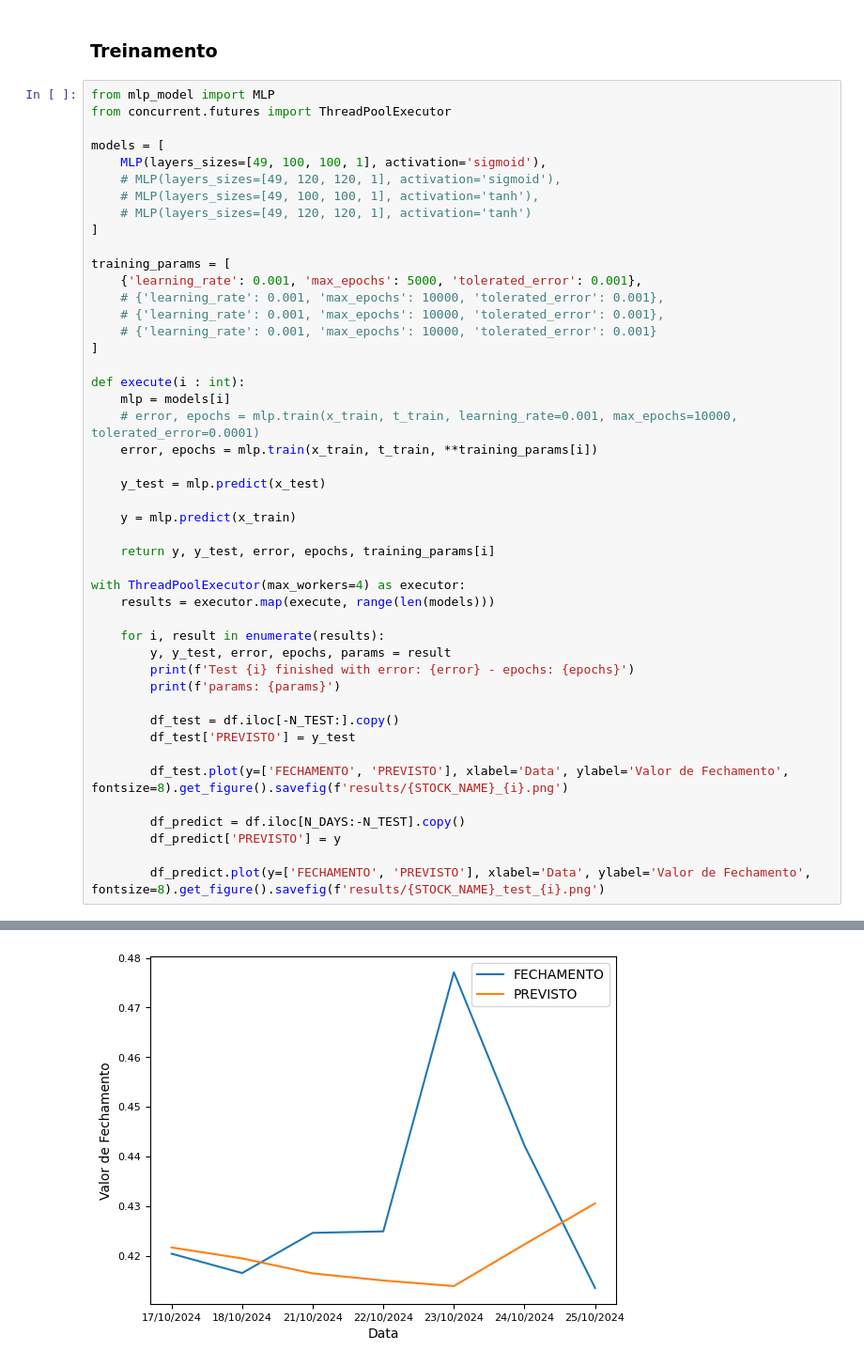
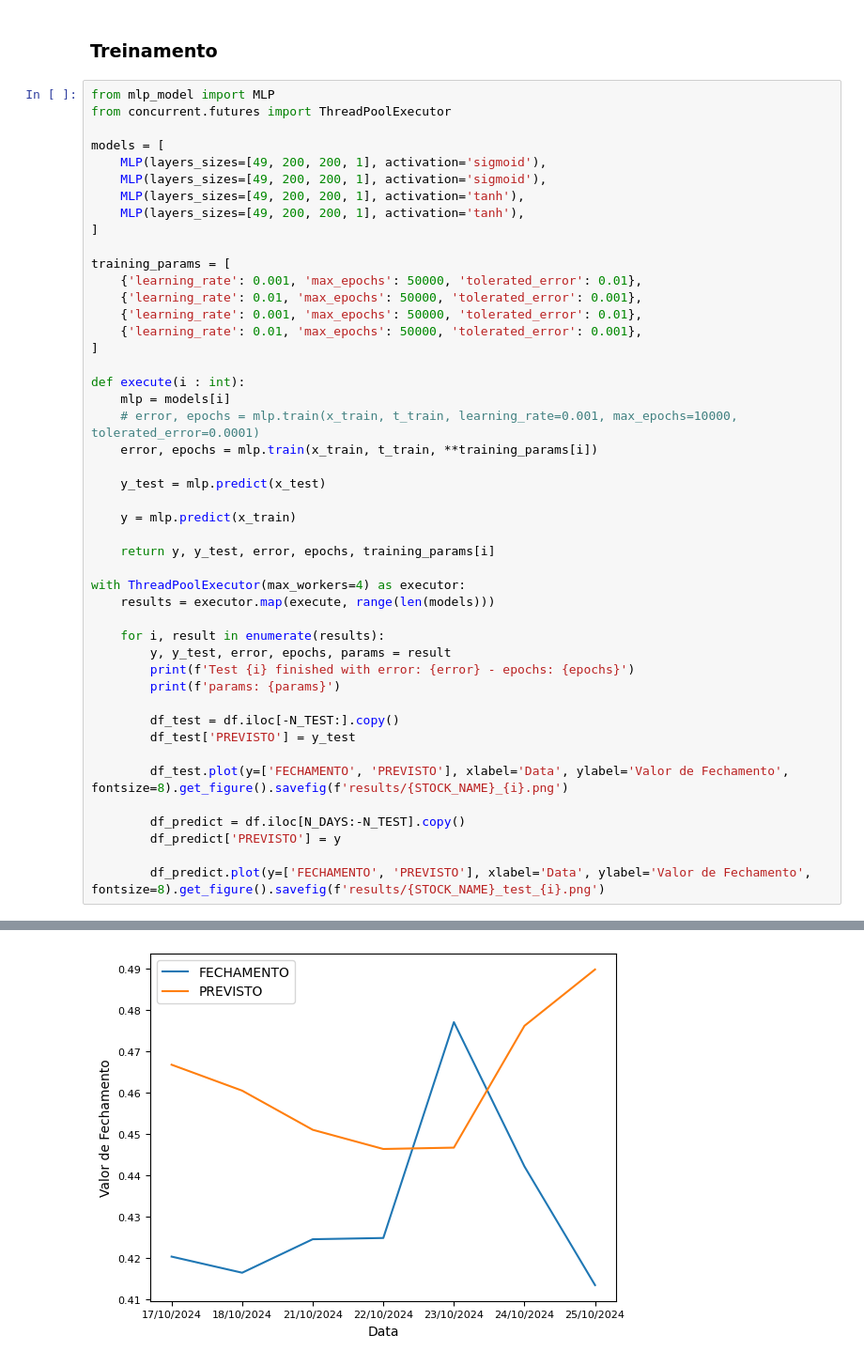
Before and after one commit to Diogo-NB/stock-exchange-mlp-predictions, a Jupyter notebook: stock_exchange_mlp_predictions.ipynb, the cells around one changed output, grey strips where cells are left out. Shown at 94% size. Saved outputs shown, nothing was run; the diff lists cells and outputs as text.

```diff
--- a/stock_exchange_mlp_predictions.ipynb
+++ b/stock_exchange_mlp_predictions.ipynb
@@ -56,17 +56,17 @@ from mlp_model import MLP
 from concurrent.futures import ThreadPoolExecutor
 
 models = [
-    MLP(layers_sizes=[49, 100, 100, 1], activation='sigmoid'),
-    # MLP(layers_sizes=[49, 120, 120, 1], activation='sigmoid'),
-    # MLP(layers_sizes=[49, 100, 100, 1], activation='tanh'),
-    # MLP(layers_sizes=[49, 120, 120, 1], activation='tanh')
+    MLP(layers_sizes=[49, 200, 200, 1], activation='sigmoid'),
+    MLP(layers_sizes=[49, 200, 200, 1], activation='sigmoid'),
+    MLP(layers_sizes=[49, 200, 200, 1], activation='tanh'),
+    MLP(layers_sizes=[49, 200, 200, 1], activation='tanh'),
 ]
 
 training_params = [
-    {'learning_rate': 0.001, 'max_epochs': 5000, 'tolerated_error': 0.001},
-    # {'learning_rate': 0.001, 'max_epochs': 10000, 'tolerated_error': 0.001},
-    # {'learning_rate': 0.001, 'max_epochs': 10000, 'tolerated_error': 0.001},
-    # {'learning_rate': 0.001, 'max_epochs': 10000, 'tolerated_error': 0.001}
+    {'learning_rate': 0.001, 'max_epochs': 50000, 'tolerated_error': 0.01},
+    {'learning_rate': 0.01, 'max_epochs': 50000, 'tolerated_error': 0.001},
+    {'learning_rate': 0.001, 'max_epochs': 50000, 'tolerated_error': 0.01},
+    {'learning_rate': 0.01, 'max_epochs': 50000, 'tolerated_error': 0.001},
 ]
 
 def execute(i : int):
@@ -103 +118 @@ Error: 0.0385098508752209 - epochs: 5000
-[figure, old version]
+[figure, new version]
```
Also changed, not shown: parts of 1 cell of this notebook, 9 other files.
